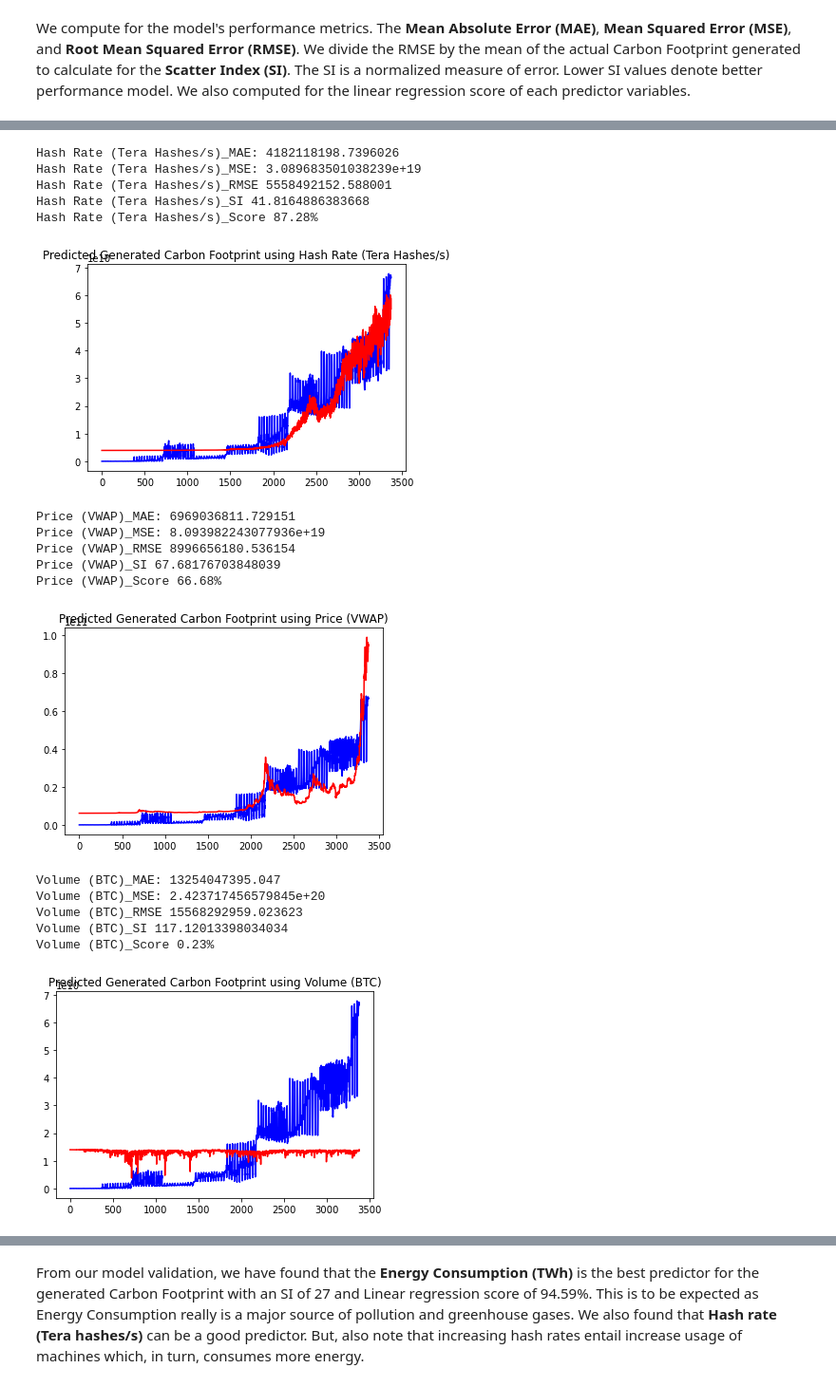
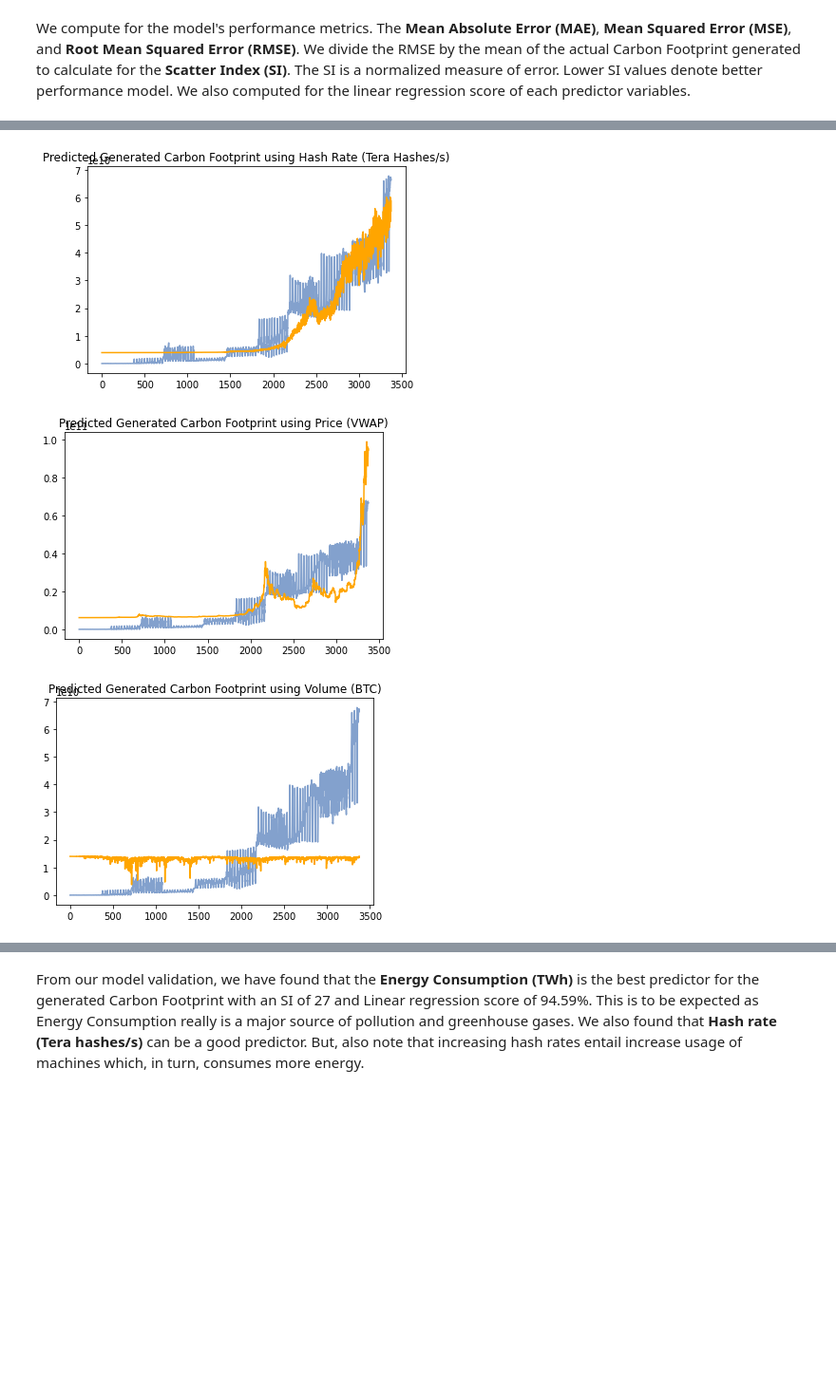
Before and after one commit to nicocoloco/cs132proj, a Jupyter notebook: CS-132-Final-Project.ipynb, the cells around one changed output, grey strips where cells are left out. Shown at 95% size. Cells and saved outputs as stored; diff of their text form; code cells hidden in the pictures; blank space fills up the shorter version.

```diff
--- a/CS-132-Final-Project.ipynb
+++ b/CS-132-Final-Project.ipynb
@@ -599,17 +598,22 @@ def plotGraph(y_test,y_pred,regressorName):
         my_range = int(max(y_test))
     else:
         my_range = int(max(y_pred))
-    plt.plot(range(len(y_test)), y_test, color='blue')
-    plt.plot(range(len(y_pred)), y_pred, color='red')
+    plt.plot(range(len(y_test)), y_test, color='#83a1cd')
+    plt.plot(range(len(y_pred)), y_pred, color='orange')
     plt.title(regressorName)
     plt.show()
     return
-
 
 feature_cols = df[df.columns.difference(["Carbon Footprint (kgC02)", "Date"])].columns.values
 y = df['Carbon Footprint (kgC02)']
 date = df['Date']
 denom = y.mean()
+
+mae = []
+mse = []
+rmse = []
+si = []
+score = []
 
 for i in feature_cols:
     X = df[[i]]
@@ -619,10 +623,11 @@ for i in feature_cols:
     linreg.fit(X, y)
     y_pred = linreg.predict(X)
 
-    print(f"{i}_MAE: {metrics.mean_absolute_error(y, y_pred)}")
-    print(f"{i}_MSE: {metrics.mean_squared_error(y, y_pred)}")
-    print(f"{i}_RMSE {np.sqrt(metrics.mean_squared_error(y, y_pred))}")
-    print(f"{i}_SI {(np.sqrt(metrics.mean_squared_error(y, y_pred))/denom) * 100}")
-    print(f"{i}_Score {round((linreg.score(X,y) * 100),2)}%")
+    mae.append(metrics.mean_absolute_error(y, y_pred))
+    mse.append(metrics.mean_squared_error(y, y_pred))
+    rmse.append(np.sqrt(metrics.mean_squared_error(y, y_pred)))
+    si.append((np.sqrt(metrics.mean_squared_error(y, y_pred))/denom) * 100)
+    score.append(round((linreg.score(X,y) * 100),2))
+
     plotGraph(y, y_pred, "Predicted Generated Carbon Footprint using " + str(i) )
 # %% [output]
@@ -635,18 +635,3 @@ Energy Consumption (TWh)_Score 94.59%
-Hash Rate (Tera Hashes/s)_MAE: 4182118198.7396026
-Hash Rate (Tera Hashes/s)_MSE: 3.089683501038239e+19
-Hash Rate (Tera Hashes/s)_RMSE 5558492152.588001
-Hash Rate (Tera Hashes/s)_SI 41.8164886383668
-Hash Rate (Tera Hashes/s)_Score 87.28%
-[figure, old version]
+[figure, new version]
-Price (VWAP)_MAE: 6969036811.729151
-Price (VWAP)_MSE: 8.093982243077936e+19
-Price (VWAP)_RMSE 8996656180.536154
-Price (VWAP)_SI 67.68176703848039
-Price (VWAP)_Score 66.68%
-[figure, old version]
+[figure, new version]
-Volume (BTC)_MAE: 13254047395.047
-Volume (BTC)_MSE: 2.423717456579845e+20
-Volume (BTC)_RMSE 15568292959.023623
-Volume (BTC)_SI 117.12013398034034
-Volume (BTC)_Score 0.23%
-[figure, old version]
+[figure, new version]
```
Also changed, not shown: parts of 12 cells of this notebook.
